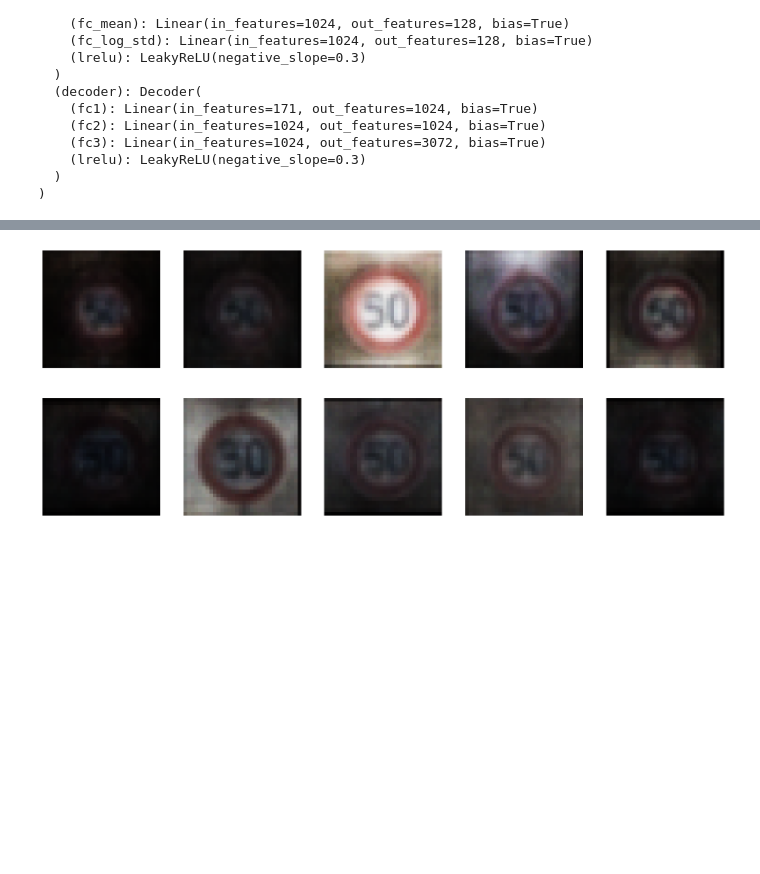
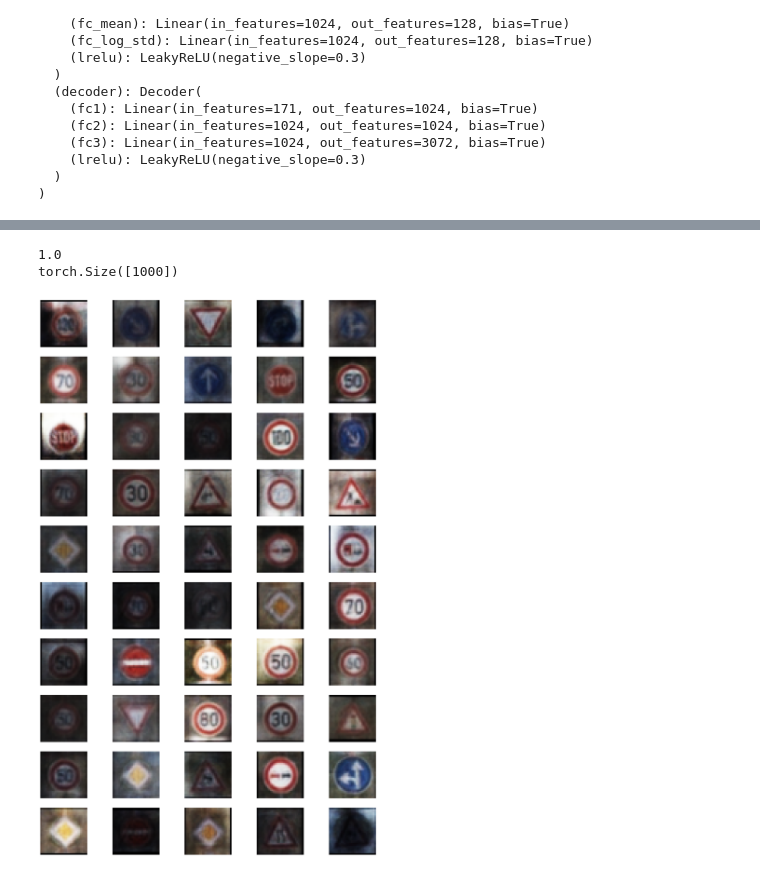
Before and after one commit to szymonsteccc/ssne_26L, a Jupyter notebook: generatywne/rozwiazanie.ipynb, the cells around one changed output, grey strips where cells are left out. Saved outputs shown, nothing was run; the diff lists cells and outputs as text; code cells hidden in the pictures; blank space fills up the shorter version.

```diff
--- a/generatywne/rozwiazanie.ipynb
+++ b/generatywne/rozwiazanie.ipynb
@@ -70,7 +70,7 @@ class_to_idx = {c: i for i, c in enumerate(all_classes)}
 
 idx = torch.tensor([class_to_idx[x] for x in all_classes])
 
-onehot = nn.functional.one_hot(idx, num_classes=len(all_classes))
+onehot = nn.functional.one_hot(idx, num_classes=len(all_classes)).to(device)
 
 print(onehot[torch.tensor([0, 1, 2])])
 # %% [output]
@@ -147,7 +148,7 @@ VAE(
   )
 )
 # %%
-EPOCHS = 5
+EPOCHS = 10
 losses = []
 
 utils.train(
@@ -175,12 +181,12 @@ plt.show()
 save_model(vae, "output/vae_model.pt")
 # %%
 _, axs = plt.subplots(1, 2, figsize=(20, 10))
-img = next(iter(loader))[0].to(device)
-recon = vae(img)[0]
-axs[0].imshow(recon[0].permute(1, 2, 0).cpu().detach())
-axs[0].set_title("vae")
+img, label = next(iter(loader))
+recon = vae_m(img.to(device), onehot[label].to(device))[0]
+axs[1].axis("off")
+axs[1].imshow(recon[0].permute(1, 2, 0).cpu().detach())
+axs[1].set_title("vae")
+axs[0].imshow(img[0].permute(1, 2, 0).cpu().detach())
+axs[0].set_title("real")
 axs[0].axis("off")
-axs[1].imshow(img[0].permute(1, 2, 0).cpu().detach())
-axs[1].set_title("real")
-axs[1].axis("off")
 plt.show()
@@ -187,17 +195,61 @@ plt.show()
+# %%
+num_imgs = 1000
+# %%
+import math
+
+targets = np.array(dataset.targets)
+
+# count per class
+counts = np.bincount(targets)
+total = counts.sum()
+dist = []
+
+for c in counts:
+  dist.append(c/total)
+
+print(np.array(dist).sum())
+
+y_to_generate = []
+
+i = 0
+for d in dist:
+  for _ in range(math.ceil(d*num_imgs)):
+    y_to_generate.append(i)
+  i+=1
+
+
+diff = len(y_to_generate) - num_imgs
+assert diff > 0
+
+x=torch.tensor(y_to_generate, dtype=int).to(device)
+perm = torch.randperm(x.size(0))
+
+keep_idx = perm[diff:]   # drop first N shuffled elements
+classes = x[keep_idx].to(device)
+assert classes.shape[0] == num_imgs
+
+print(classes.shape)
+# print((classes == 12).sum())
+# %% [output]
+1.0
+torch.Size([1000])
 # %%
-num_imgs = 10
-imgs = utils.generate_random_images(
+generated_images = utils.generate_random_images(
     model=vae_m,
     onehot=onehot,
-    classes=np.ones(num_imgs, dtype=int)*2,
+    classes=classes,
     num_imgs=num_imgs,
     device=device)
-_, axs = plt.subplots(2, 5, figsize=(20, 8))
+_, axs = plt.subplots(10, 5, figsize=(20, 32))
 axs = axs.flatten()
-for a, img in zip(axs, imgs):
+i=0
+for a, img in zip(axs, generated_images):
     a.imshow(img.permute(1, 2, 0).cpu().detach())
     a.axis("off")
+    i+=1
+    if i > 50:
+      break
 plt.show()
 # %% [output]
-[figure, old version]
+[figure, new version]
 # %%
```
Also changed, not shown: parts of 12 cells of this notebook.
